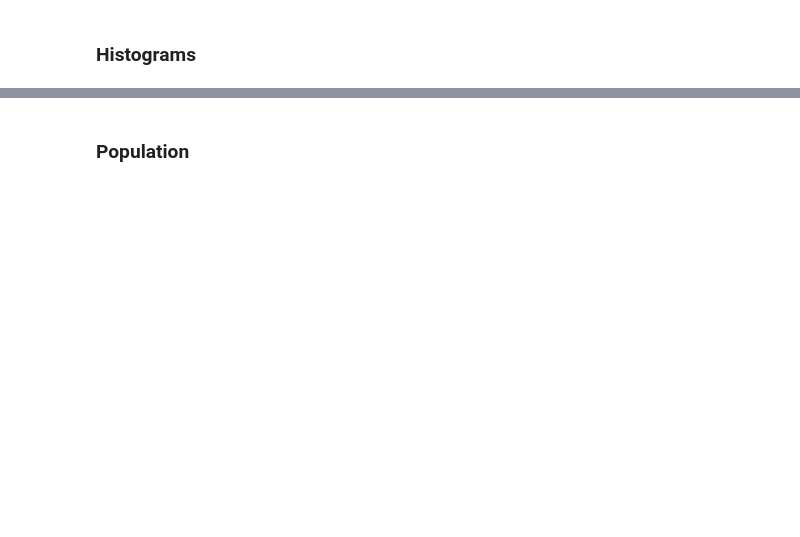
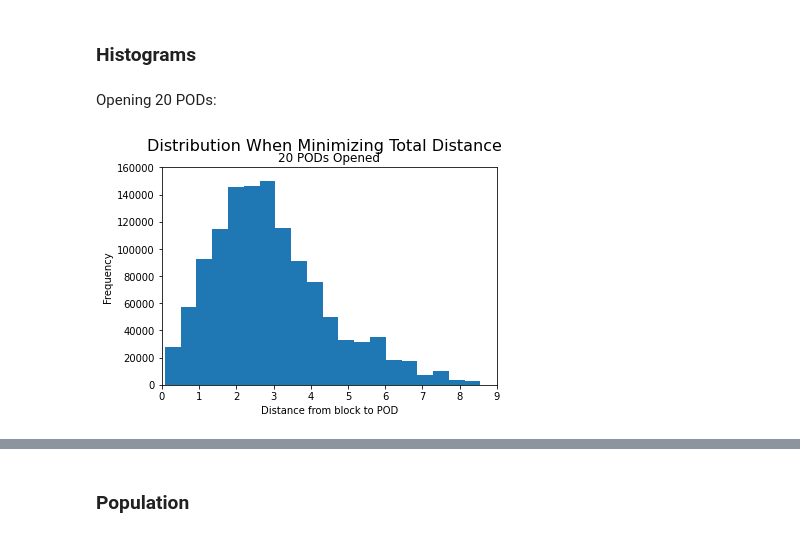
Before and after one commit to espeigle36/points-of-dispense, a Jupyter notebook: Analysis_E.ipynb, the cells around one changed output, grey strips where cells are left out. Drawn from its saved outputs; the diff is of its cells as text; code cells hidden in the pictures; blank space fills up the shorter version.

```diff
--- a/Analysis_E.ipynb
+++ b/Analysis_E.ipynb
@@ -104,0 +163,16 @@ plt.show()
+# %% [markdown]
+Opening 20 PODs:
+# %%
+dist_min_total = [N[j] * [dist[j,i]] for [j,i] in pods_total[20]]
+dist_min_total_flat = [item for sublist in dist_min_total for item in sublist]
+# %%
+plt.hist(dist_min_total_flat, bins=20)
+plt.suptitle('Distribution When Minimizing Total Distance', size=16)
+plt.title('20 PODs Opened')
+plt.xlabel('Distance from block to POD')
+plt.ylabel('Frequency')
+plt.xlim(0, 9)
+plt.ylim(0, 160000)
+plt.show()
+# %% [output]
+[figure, added]
```
Also changed, not shown: parts of 23 cells of this notebook, 3 other files.
